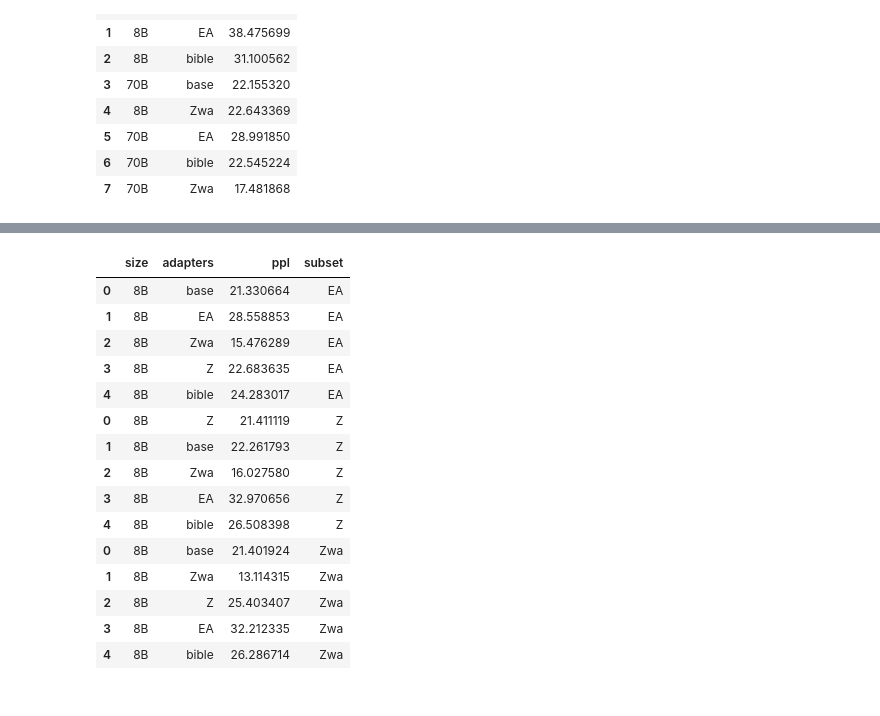
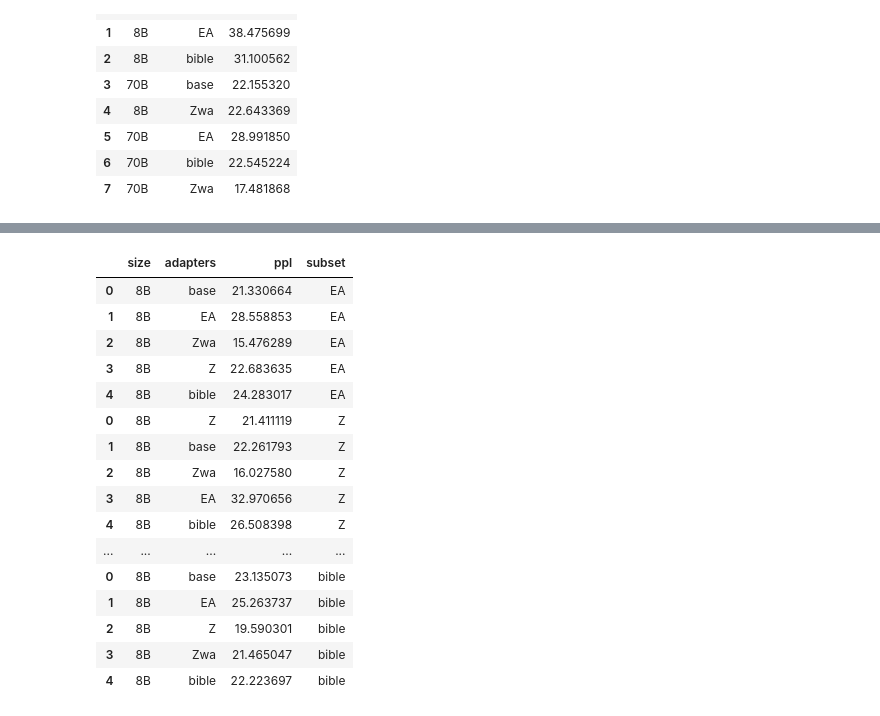
Before and after one commit to Boffl/BullingerDigitalLMFootnotes, a Jupyter notebook: evaluate/eval_plots.ipynb, the cells around one changed output, grey strips where cells are left out. Cells and saved outputs as stored; diff of their text form; code cells hidden in the pictures.

```diff
--- a/evaluate/eval_plots.ipynb
+++ b/evaluate/eval_plots.ipynb
@@ -127,20 +48,21 @@ if False:  # save
 # %%
-df = get_plot_df_subsets(["EA", "base", "bible", "Zwa", "Z"], ["EA", "Z", "Zwa"])
+df = get_plot_df_subsets(["EA", "base", "bible", "Zwa", "Z"], ["EA", "Z", "Zwa", "bible"])
 df
 # %% [output]
 |  | size | adapters | ppl | subset |
 | 0 | 8B | base | 21.330664 | EA |
 | 1 | 8B | EA | 28.558853 | EA |
 | 2 | 8B | Zwa | 15.476289 | EA |
 | 3 | 8B | Z | 22.683635 | EA |
 | 4 | 8B | bible | 24.283017 | EA |
 | 0 | 8B | Z | 21.411119 | Z |
 | 1 | 8B | base | 22.261793 | Z |
 | 2 | 8B | Zwa | 16.027580 | Z |
 | 3 | 8B | EA | 32.970656 | Z |
 | 4 | 8B | bible | 26.508398 | Z |
-| 0 | 8B | base | 21.401924 | Zwa |
-| 1 | 8B | Zwa | 13.114315 | Zwa |
-| 2 | 8B | Z | 25.403407 | Zwa |
-| 3 | 8B | EA | 32.212335 | Zwa |
-| 4 | 8B | bible | 26.286714 | Zwa |
+| ... | ... | ... | ... | ... |
+| 0 | 8B | base | 23.135073 | bible |
+| 1 | 8B | EA | 25.263737 | bible |
+| 2 | 8B | Z | 19.590301 | bible |
+| 3 | 8B | Zwa | 21.465047 | bible |
+| 4 | 8B | bible | 22.223697 | bible |
```
Also changed, not shown: parts of 4 cells of this notebook, 4 other files.
